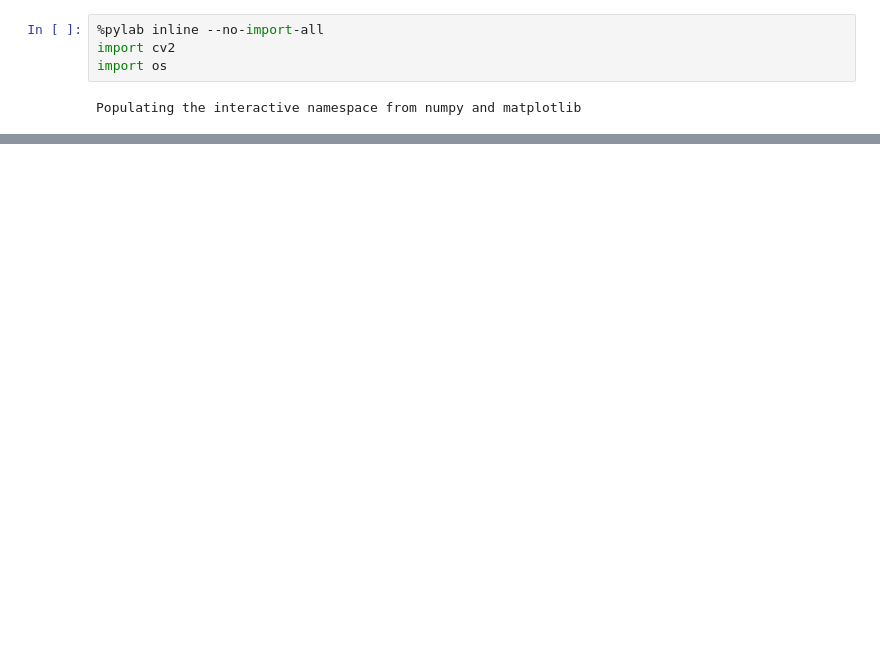
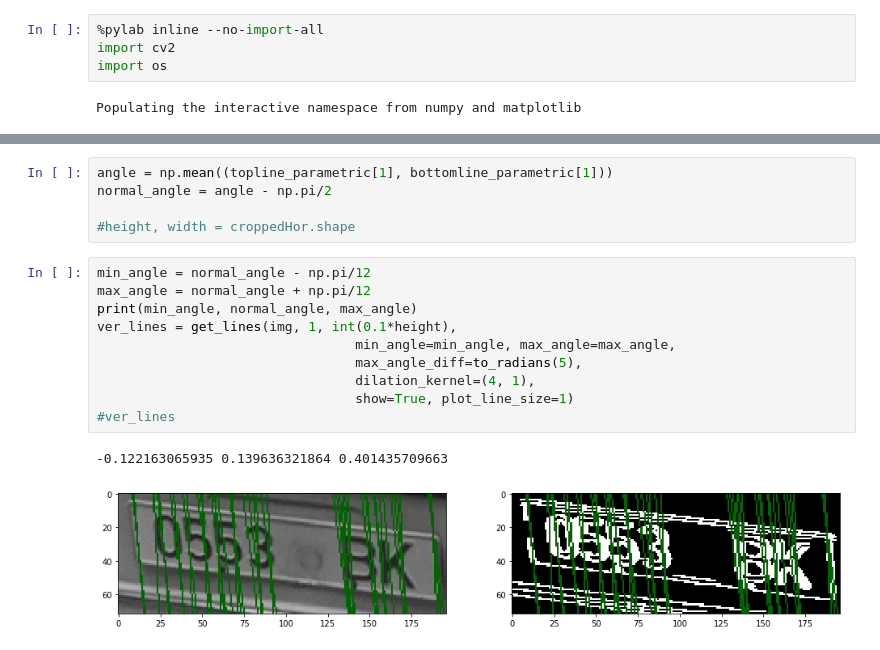
Before and after one commit to ddaletski/Lpr-experiments, a Jupyter notebook: borders.ipynb, the cells around one changed output, grey strips where cells are left out. Cells and saved outputs as stored; diff of their text form; blank space fills up the shorter version.

```diff
--- a/borders.ipynb
+++ b/borders.ipynb
@@ -127,0 +141,18 @@ plt.imshow(cv2.warpPerspective(img, transform, (144, 32)), cmap='gray')
+# %%
+angle = np.mean((topline_parametric[1], bottomline_parametric[1]))
+normal_angle = angle - np.pi/2
+
+#height, width = croppedHor.shape
+# %%
+min_angle = normal_angle - np.pi/12
+max_angle = normal_angle + np.pi/12
+print(min_angle, normal_angle, max_angle)
+ver_lines = get_lines(img, 1, int(0.1*height),
+                                 min_angle=min_angle, max_angle=max_angle,
+                                 max_angle_diff=to_radians(5),
+                                 dilation_kernel=(4, 1),
+                                 show=True, plot_line_size=1)
+#ver_lines
+# %% [output]
+-0.122163065935 0.139636321864 0.401435709663
+[figure, added]
```
Also changed, not shown: parts of 10 cells of this notebook.
